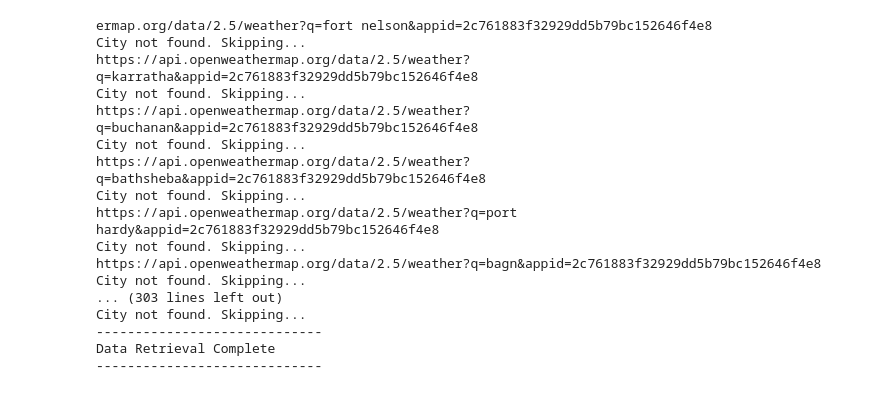
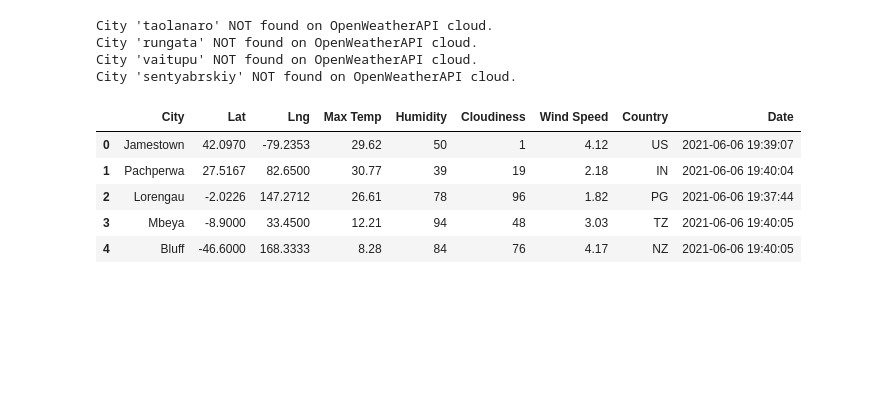
Before and after one commit to arianakhakpour/World_Weather_Analysis, a Jupyter notebook: PyWeather.ipynb, the cells around one changed output. Saved outputs shown, nothing was run; the diff lists cells and outputs as text; code cells hidden in the pictures; blank space fills up the shorter version.

```diff
--- a/PyWeather.ipynb
+++ b/PyWeather.ipynb
@@ -56,61 +41,56 @@ datetime.utcfromtimestamp(date).strftime('%Y-%m-%d %H:%M:%S')
 # %%
-city_data = {}
+city_data = {"City": [] , "Lat": [] , "Lng": [] , "Max Temp": [] , "Humidity": [] , "Cloudiness": [] , "Wind Speed": [] , "Country": [] , "Date": []}
 
 for i in range(len(cities)):
     # Create endpoint URL with each city.
     city_name = cities[i]
     url = f'https://api.openweathermap.org/data/2.5/weather?q={city_name}&appid={weather_api_key}'
-    print (url)
-
-    # Run an API request for each of the cities.
+    time.sleep(1.25)
     try:
-        # Parse the JSON and retrieve data.
         city_weather = requests.get(url).json()
         # Parse out the needed data.
+        name = city_weather["name"]
+        city_data["City"].append(name)
+
         city_lat = city_weather["coord"]["lat"]
+        city_data["Lat"].append(city_lat)
+
         city_lng = city_weather["coord"]["lon"]
-        city_max_temp = city_weather["main"]["temp_max"]
+        city_data["Lng"].append(city_lng)
+
+        city_max_temp_kel = city_weather["main"]["temp_max"]
+        city_max_temp = city_max_temp_kel - 273.15
+        city_data["Max Temp"].append(city_max_temp)
+
         city_humidity = city_weather["main"]["humidity"]
+        city_data["Humidity"].append(city_humidity)
+
         city_clouds = city_weather["clouds"]["all"]
+        city_data["Cloudiness"].append(city_clouds)
+
         city_wind = city_weather["wind"]["speed"]
+        city_data["Wind Speed"].append(city_wind)
+
         city_country = city_weather["sys"]["country"]
-        # Convert the date to ISO standard.
+        city_data["Country"].append(city_country)
+
+            # Convert the date to ISO standard.
         city_date = datetime.utcfromtimestamp(city_weather["dt"]).strftime('%Y-%m-%d %H:%M:%S')
-        # Append the city information into city_data list.
-        city_data.append({"City": city.title(),
-                          "Lat": city_lat,
-                          "Lng": city_lng,
-                          "Max Temp": city_max_temp,
-                          "Humidity": city_humidity,
-                          "Cloudiness": city_clouds,
-                          "Wind Speed": city_wind,
-                          "Country": city_country,
-                          "Date": city_date})
-
-# If an error is experienced, skip the city.
+        city_data["Date"].append(city_date)
     except:
-        print("City not found. Skipping...")
+        print(f"City '{city_name}' NOT found on OpenWeatherAPI cloud.")
         pass
 
-# Indicate that Data Loading is complete.
-print("-----------------------------")
-print("Data Retrieval Complete      ")
-print("-----------------------------")
+city_data_df = pd.DataFrame(city_data)
+city_data_df.head()
 # %% [output]
-ermap.org/data/2.5/weather?q=fort nelson&appid=2c761883f32929dd5b79bc152646f4e8
-City not found. Skipping...
-https://api.openweathermap.org/data/2.5/weather?q=karratha&appid=2c761883f32929dd5b79bc152646f4e8
-City not found. Skipping...
-https://api.openweathermap.org/data/2.5/weather?q=buchanan&appid=2c761883f32929dd5b79bc152646f4e8
-City not found. Skipping...
-https://api.openweathermap.org/data/2.5/weather?q=bathsheba&appid=2c761883f32929dd5b79bc152646f4e8
-City not found. Skipping...
-https://api.openweathermap.org/data/2.5/weather?q=port hardy&appid=2c761883f32929dd5b79bc152646f4e8
-City not found. Skipping...
-https://api.openweathermap.org/data/2.5/weather?q=bagn&appid=2c761883f32929dd5b79bc152646f4e8
-City not found. Skipping...
-... (303 lines left out)
-City not found. Skipping...
------------------------------
-Data Retrieval Complete
------------------------------
+City 'taolanaro' NOT found on OpenWeatherAPI cloud.
+City 'rungata' NOT found on OpenWeatherAPI cloud.
+City 'vaitupu' NOT found on OpenWeatherAPI cloud.
+City 'sentyabrskiy' NOT found on OpenWeatherAPI cloud.
+|  | City | Lat | Lng | Max Temp | Humidity | Cloudiness | Wind Speed | Country | Date |
+| 0 | Jamestown | 42.0970 | -79.2353 | 29.62 | 50 | 1 | 4.12 | US | 2021-06-06 19:39:07 |
+| 1 | Pachperwa | 27.5167 | 82.6500 | 30.77 | 39 | 19 | 2.18 | IN | 2021-06-06 19:40:04 |
+| 2 | Lorengau | -2.0226 | 147.2712 | 26.61 | 78 | 96 | 1.82 | PG | 2021-06-06 19:37:44 |
+| 3 | Mbeya | -8.9000 | 33.4500 | 12.21 | 94 | 48 | 3.03 | TZ | 2021-06-06 19:40:05 |
+| 4 | Bluff | -46.6000 | 168.3333 | 8.28 | 84 | 76 | 4.17 | NZ | 2021-06-06 19:40:05 |
```
Also changed, not shown: parts of 12 cells of this notebook, 1 other file.
